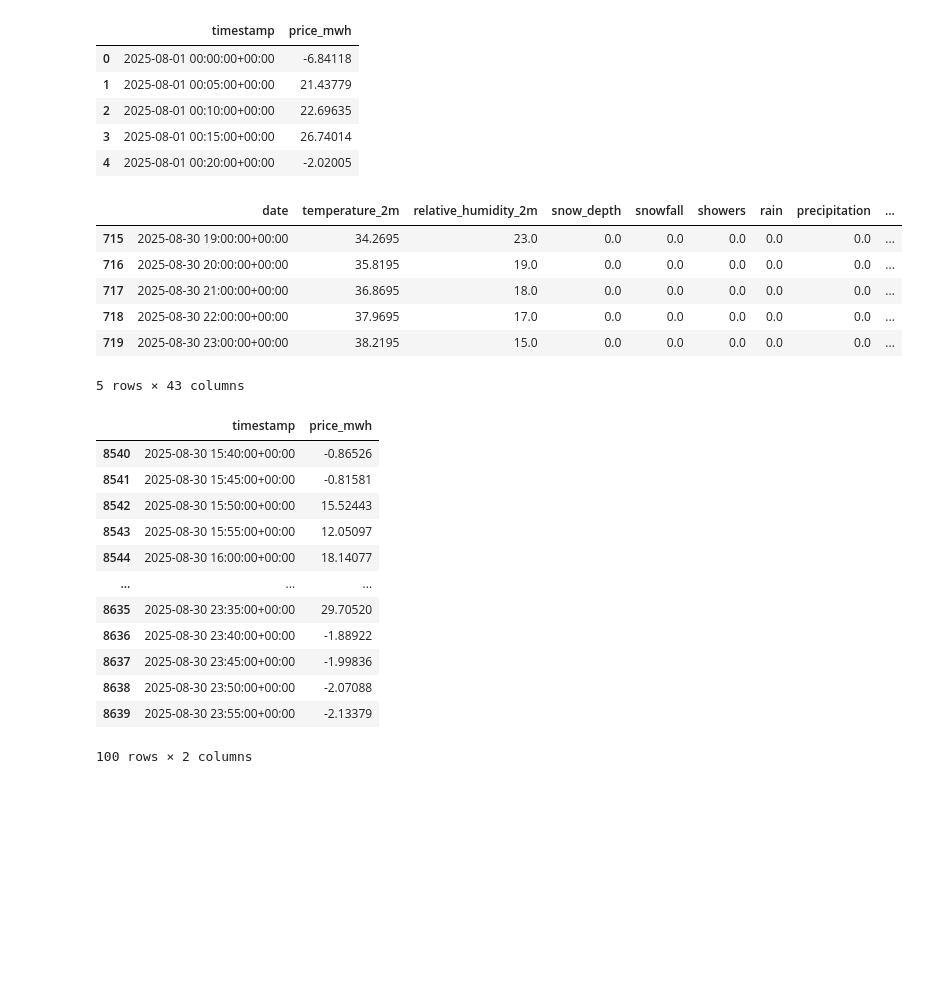
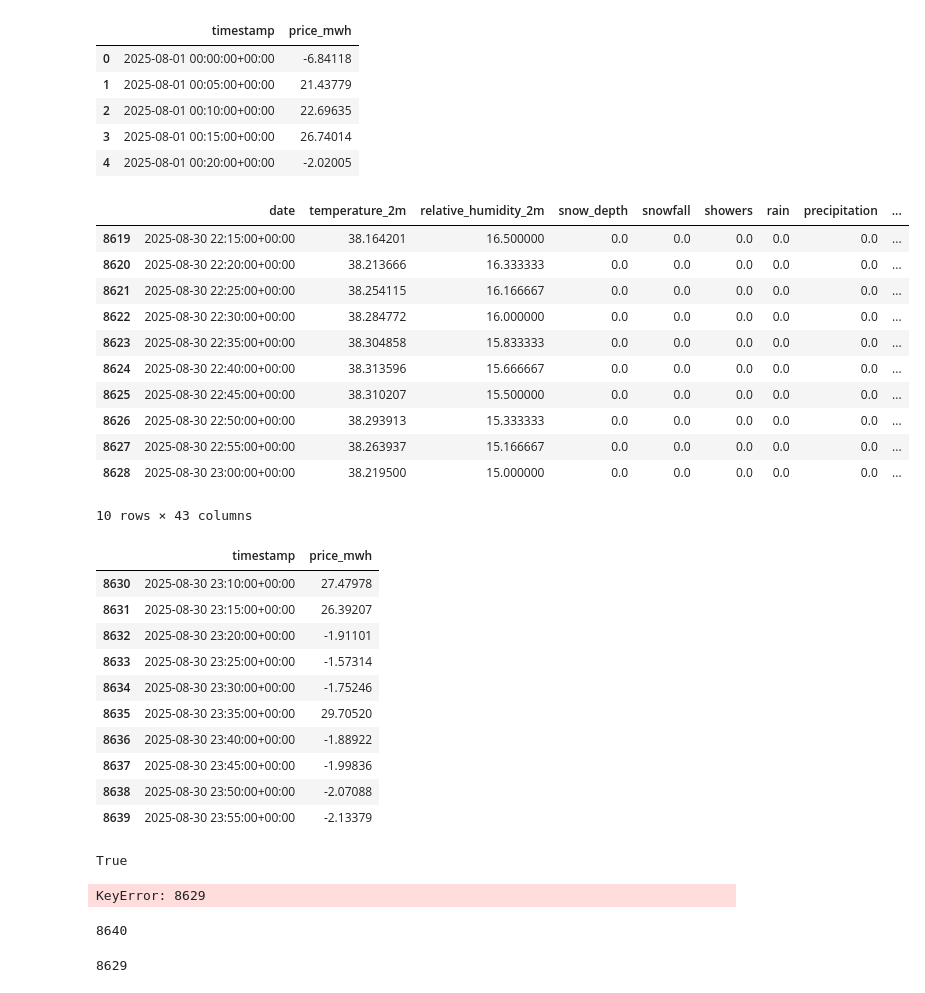
Before and after one commit to haran2001/AQI, a Jupyter notebook: battery_arbitrage/data_analysis.ipynb, the cells around one changed output. Saved outputs shown, nothing was run; the diff lists cells and outputs as text; code cells hidden in the pictures; blank space fills up the shorter version.

```diff
--- a/battery_arbitrage/data_analysis.ipynb
+++ b/battery_arbitrage/data_analysis.ipynb
@@ -175,6 +175,6 @@ uv_index                 0
 uv_index_clear_sky       0
 dtype: int64
 # %%
-df1 = pd.read_csv('data/2025-08-01_2025-08-30_open_metero_weather_data.csv')
+df1 = pd.read_csv('data/2025-08-01_2025-08-30_open_metero_weather_data_5min.csv')
 # %%
 df2 = pd.read_csv('data/eland_sp15_rt_prices_2025-08-01_2025-08-31.csv')
@@ -218,28 +216,52 @@ df2.head()
 | 3 | 2025-08-01 00:15:00+00:00 | 26.74014 |
 | 4 | 2025-08-01 00:20:00+00:00 | -2.02005 |
 # %%
-df1.tail()
+df1.tail(10)
 # %% [output]
 |  | date | temperature_2m | relative_humidity_2m | snow_depth | snowfall | showers | rain | precipitation | ... |
-| 715 | 2025-08-30 19:00:00+00:00 | 34.2695 | 23.0 | 0.0 | 0.0 | 0.0 | 0.0 | 0.0 | ... |
-| 716 | 2025-08-30 20:00:00+00:00 | 35.8195 | 19.0 | 0.0 | 0.0 | 0.0 | 0.0 | 0.0 | ... |
-| 717 | 2025-08-30 21:00:00+00:00 | 36.8695 | 18.0 | 0.0 | 0.0 | 0.0 | 0.0 | 0.0 | ... |
-| 718 | 2025-08-30 22:00:00+00:00 | 37.9695 | 17.0 | 0.0 | 0.0 | 0.0 | 0.0 | 0.0 | ... |
-| 719 | 2025-08-30 23:00:00+00:00 | 38.2195 | 15.0 | 0.0 | 0.0 | 0.0 | 0.0 | 0.0 | ... |
+| 8619 | 2025-08-30 22:15:00+00:00 | 38.164201 | 16.500000 | 0.0 | 0.0 | 0.0 | 0.0 | 0.0 | ... |
+| 8620 | 2025-08-30 22:20:00+00:00 | 38.213666 | 16.333333 | 0.0 | 0.0 | 0.0 | 0.0 | 0.0 | ... |
+| 8621 | 2025-08-30 22:25:00+00:00 | 38.254115 | 16.166667 | 0.0 | 0.0 | 0.0 | 0.0 | 0.0 | ... |
+| 8622 | 2025-08-30 22:30:00+00:00 | 38.284772 | 16.000000 | 0.0 | 0.0 | 0.0 | 0.0 | 0.0 | ... |
+| 8623 | 2025-08-30 22:35:00+00:00 | 38.304858 | 15.833333 | 0.0 | 0.0 | 0.0 | 0.0 | 0.0 | ... |
+| 8624 | 2025-08-30 22:40:00+00:00 | 38.313596 | 15.666667 | 0.0 | 0.0 | 0.0 | 0.0 | 0.0 | ... |
+| 8625 | 2025-08-30 22:45:00+00:00 | 38.310207 | 15.500000 | 0.0 | 0.0 | 0.0 | 0.0 | 0.0 | ... |
+| 8626 | 2025-08-30 22:50:00+00:00 | 38.293913 | 15.333333 | 0.0 | 0.0 | 0.0 | 0.0 | 0.0 | ... |
+| 8627 | 2025-08-30 22:55:00+00:00 | 38.263937 | 15.166667 | 0.0 | 0.0 | 0.0 | 0.0 | 0.0 | ... |
+| 8628 | 2025-08-30 23:00:00+00:00 | 38.219500 | 15.000000 | 0.0 | 0.0 | 0.0 | 0.0 | 0.0 | ... |
-5 rows × 43 columns
+10 rows × 43 columns
 # %%
-df2.tail(100)
+df2.tail(10)
 # %% [output]
 |  | timestamp | price_mwh |
-| 8540 | 2025-08-30 15:40:00+00:00 | -0.86526 |
-| 8541 | 2025-08-30 15:45:00+00:00 | -0.81581 |
-| 8542 | 2025-08-30 15:50:00+00:00 | 15.52443 |
-| 8543 | 2025-08-30 15:55:00+00:00 | 12.05097 |
-| 8544 | 2025-08-30 16:00:00+00:00 | 18.14077 |
-| ... | ... | ... |
+| 8630 | 2025-08-30 23:10:00+00:00 | 27.47978 |
+| 8631 | 2025-08-30 23:15:00+00:00 | 26.39207 |
+| 8632 | 2025-08-30 23:20:00+00:00 | -1.91101 |
+| 8633 | 2025-08-30 23:25:00+00:00 | -1.57314 |
+| 8634 | 2025-08-30 23:30:00+00:00 | -1.75246 |
 | 8635 | 2025-08-30 23:35:00+00:00 | 29.70520 |
 | 8636 | 2025-08-30 23:40:00+00:00 | -1.88922 |
 | 8637 | 2025-08-30 23:45:00+00:00 | -1.99836 |
 | 8638 | 2025-08-30 23:50:00+00:00 | -2.07088 |
 | 8639 | 2025-08-30 23:55:00+00:00 | -2.13379 |
-100 rows × 2 columns
+# %%
+df1.loc[0]['date'] == df2.loc[0]['timestamp']
+# %% [output]
+True
+# %%
+lis = list()
+for i in range(len(df2)):
+    res = df1['date'][i] != df2['timestamp'][i]
+    if res:
+        print('Index: ', i)
+        lis.append(res)
+# %% [output]
+KeyError: 8629
+# %%
+len(df2)
+# %% [output]
+8640
+# %%
+len(df1)
+# %% [output]
+8629
```
Also changed, not shown: parts of 5 cells of this notebook, 5 other files.
